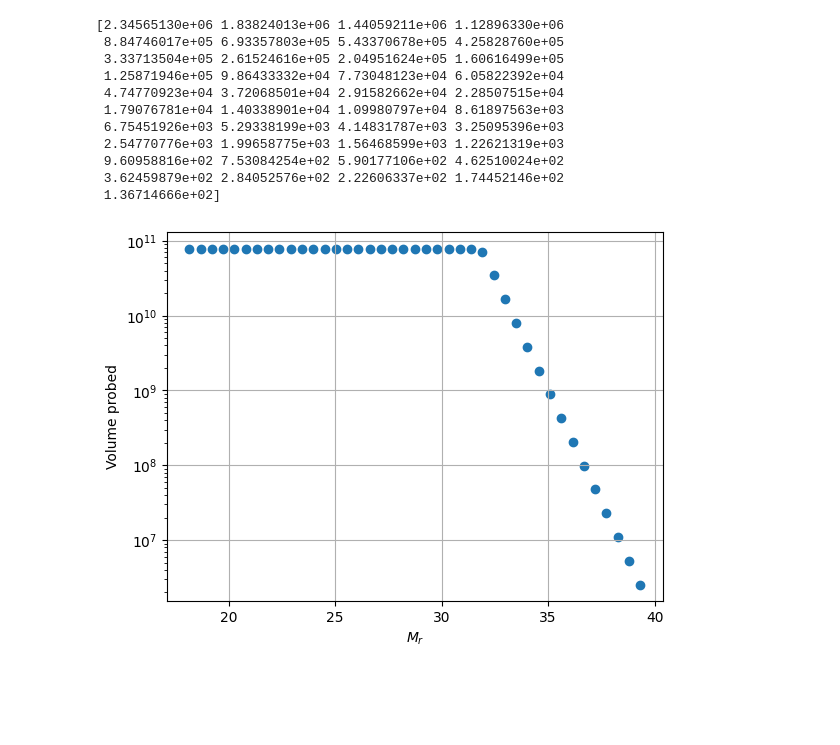
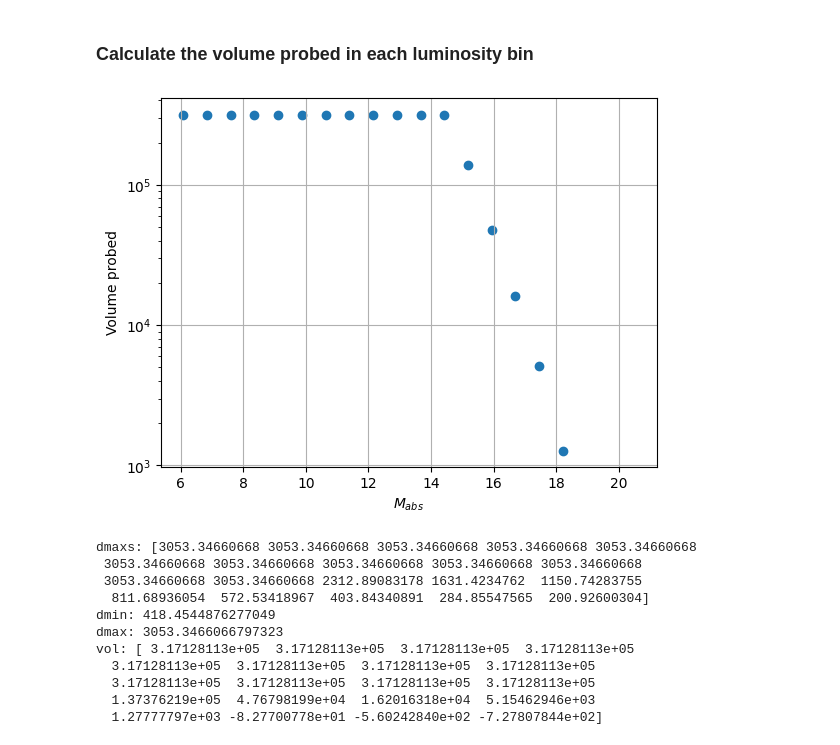
Before and after one commit to daniel-lyon/MPhil-Code, a Jupyter notebook: LUMFUNCS/testing.ipynb, the cells around one changed output. Saved outputs shown, nothing was run; the diff lists cells and outputs as text; code cells hidden in the pictures; blank space fills up the shorter version.

```diff
--- a/LUMFUNCS/testing.ipynb
+++ b/LUMFUNCS/testing.ipynb
@@ -41,28 +48,50 @@ Text(0, 0.5, 'Number of galaxies')
-# %%
-mabs = out[1] # center our histogram bins into mabs
-mlim = 25 # apparent magnitude limit of SDSS
-dmax = 10 ** ((mlim - mabs - 25) / 5) # use the mlim and mabs to determine the maximum distance
-print(dmax)
-dmax[dmax>zmax*c/h0] = zmax*c/h0 # set a maximum distance of zmax=0.05 (based on our SQL selection criteria)
-dmin = zmin*c/h0 # sets a minimum distance of zmin=0.015 (based on our SQL selection criteria)
-vol = (dmax**3-dmin**3) # volume probed as a function of mabs
-
-# Plot the volume probed as a function of mabs
-plt.scatter(mabs,vol)
-plt.yscale('log')
-plt.xlabel('$M_r$')
-plt.ylabel('Volume probed')
-plt.grid()
-# %% [output]
-[2.34565130e+06 1.83824013e+06 1.44059211e+06 1.12896330e+06
- 8.84746017e+05 6.93357803e+05 5.43370678e+05 4.25828760e+05
- 3.33713504e+05 2.61524616e+05 2.04951624e+05 1.60616499e+05
- 1.25871946e+05 9.86433332e+04 7.73048123e+04 6.05822392e+04
- 4.74770923e+04 3.72068501e+04 2.91582662e+04 2.28507515e+04
- 1.79076781e+04 1.40338901e+04 1.09980797e+04 8.61897563e+03
- 6.75451926e+03 5.29338199e+03 4.14831787e+03 3.25095396e+03
- 2.54770776e+03 1.99658775e+03 1.56468599e+03 1.22621319e+03
- 9.60958816e+02 7.53084254e+02 5.90177106e+02 4.62510024e+02
- 3.62459879e+02 2.84052576e+02 2.22606337e+02 1.74452146e+02
- 1.36714666e+02]
-[figure, removed]
+# %% [markdown]
+### Calculate the volume probed in each luminosity bin
+# %%
+# Calculate the central value of each luminosity bin
+bin_centers = bin_edges[0:-1] + np.diff(bin_edges)[0] / 2
+
+# Calculate the minimum and maximum distance of the redshift bin
+dmin = cosmo.comoving_distance(zmin).value
+dmax = cosmo.comoving_distance(zmax).value
+
+# Calculate the maximum distance of each luminosity bin
+dmaxs = 10 * 10 ** ((mlim - bin_centers) / 5)
+
+# If the maximum distance is greater than the maximum redshift bin distance, set it to the maximum redshift bin distance
+dmaxs[dmaxs > dmax] = dmax
+
+# Calculate the minimum volume of the redshift bin
+vmin = 4/3 * np.pi * dmin**3
+
+# Calculate the maximum volume of each luminosity bin
+vmaxs = 4/3 * np.pi * dmaxs**3
+
+# Total volume probed accounting for survey area
+vol = (vmaxs - vmin) * survey_area / (41253)
+
+# Plot the volume probed as a function of absolute magnitude
+plt.scatter(bin_centers, vol)
+plt.yscale('log')
+plt.xlabel(r'$M_{abs}$')
+plt.ylabel('Volume probed')
+plt.grid()
+plt.show()
+
+print(f'dmaxs: {dmaxs}')
+print(f'dmin: {dmin}')
+print(f'dmax: {dmax}')
+print(f'vol: {vol}')
+# %% [output]
+[figure, added]
+dmaxs: [3053.34660668 3053.34660668 3053.34660668 3053.34660668 3053.34660668
+ 3053.34660668 3053.34660668 3053.34660668 3053.34660668 3053.34660668
+ 3053.34660668 3053.34660668 2312.89083178 1631.4234762  1150.74283755
+  811.68936054  572.53418967  403.84340891  284.85547565  200.92600304]
+dmin: 418.4544876277049
+dmax: 3053.3466066797323
+vol: [ 3.17128113e+05  3.17128113e+05  3.17128113e+05  3.17128113e+05
+  3.17128113e+05  3.17128113e+05  3.17128113e+05  3.17128113e+05
+  3.17128113e+05  3.17128113e+05  3.17128113e+05  3.17128113e+05
+  1.37376219e+05  4.76798199e+04  1.62016318e+04  5.15462946e+03
+  1.27777797e+03 -8.27700778e+01 -5.60242840e+02 -7.27807844e+02]
```
Also changed, not shown: parts of 14 cells of this notebook, 4 other files.
